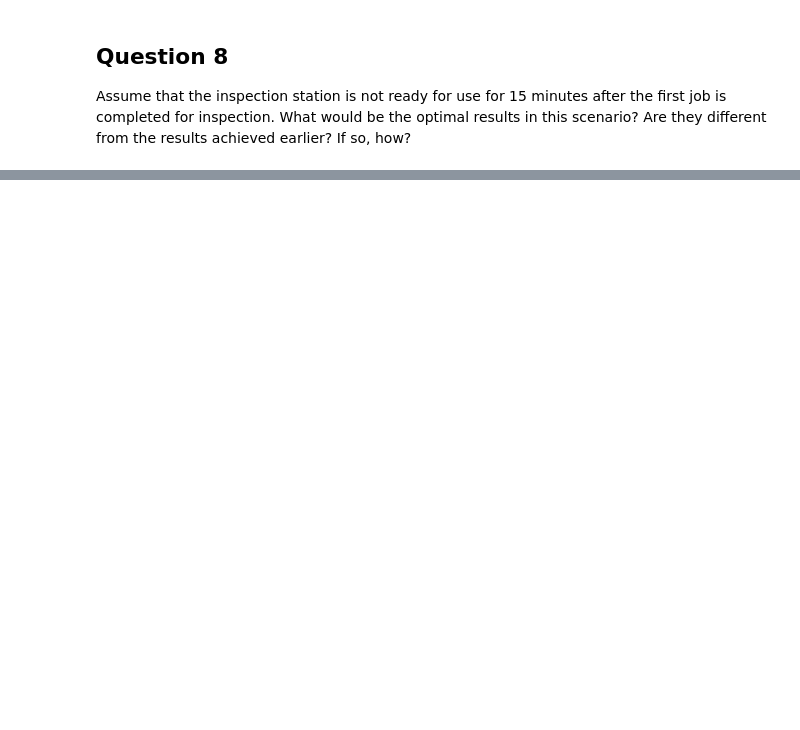
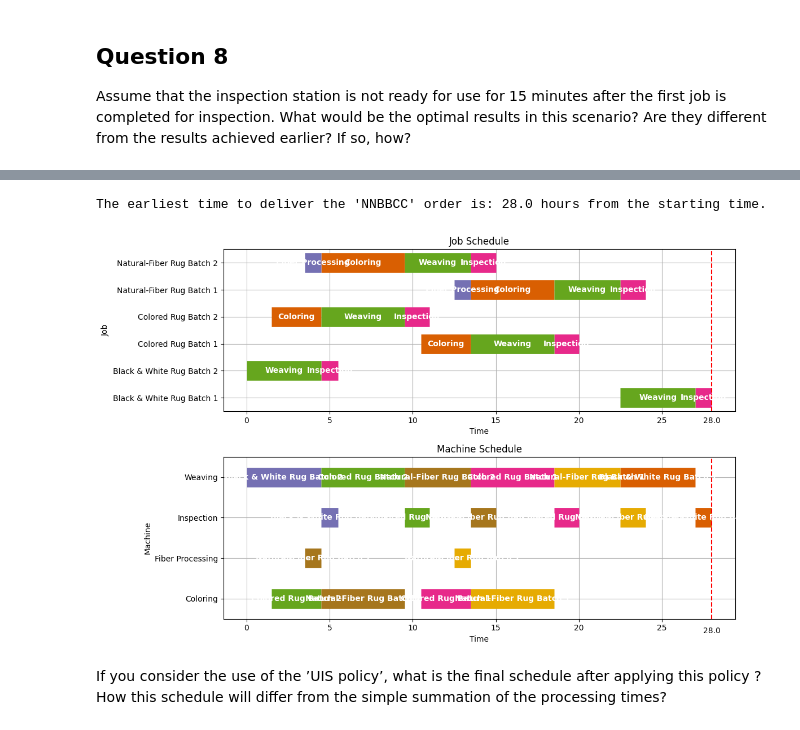
Before and after one commit to Ualh/operation_management, a Jupyter notebook: group7.ipynb, the cells around one changed output, grey strips where cells are left out. Drawn from its saved outputs; the diff is of its cells as text; code cells hidden in the pictures; blank space fills up the shorter version.

```diff
--- a/group7.ipynb
+++ b/group7.ipynb
@@ -3084,0 +3480,38 @@ different from the results achieved earlier? If so, how?
+# %%
+TASKS = {
+    # Natural-Fiber Rug Batches
+    ('Natural-Fiber Rug Batch 1', 'Fiber Processing'): {'dur': 1.0, 'prec': None},
+    ('Natural-Fiber Rug Batch 1', 'Coloring'): {'dur': 5.0, 'prec': ('Natural-Fiber Rug Batch 1', 'Fiber Processing')},
+    ('Natural-Fiber Rug Batch 1', 'Weaving'): {'dur': 4.0, 'prec': ('Natural-Fiber Rug Batch 1', 'Coloring')},
+    ('Natural-Fiber Rug Batch 1', 'Inspection'): {'dur': 1.5, 'prec': ('Natural-Fiber Rug Batch 1', 'Weaving')},
+    ('Natural-Fiber Rug Batch 2', 'Fiber Processing'): {'dur': 1.0, 'prec': None},
+    ('Natural-Fiber Rug Batch 2', 'Coloring'): {'dur': 5.0, 'prec': ('Natural-Fiber Rug Batch 2', 'Fiber Processing')},
+    ('Natural-Fiber Rug Batch 2', 'Weaving'): {'dur': 4.0, 'prec': ('Natural-Fiber Rug Batch 2', 'Coloring')},
+    ('Natural-Fiber Rug Batch 2', 'Inspection'): {'dur': 1.5, 'prec': ('Natural-Fiber Rug Batch 2', 'Weaving')},
+    # Black & White Rug Batches
+    ('Black & White Rug Batch 1', 'Weaving'): {'dur': 4.5, 'prec': None},
+    ('Black & White Rug Batch 1', 'Inspection'): {'dur': 1.0, 'prec': ('Black & White Rug Batch 1', 'Weaving')},
+    ('Black & White Rug Batch 2', 'Weaving'): {'dur': 4.5, 'prec': None},
+    ('Black & White Rug Batch 2', 'Inspection'): {'dur': 1.0, 'prec': ('Black & White Rug Batch 2', 'Weaving')},
+    # Colored Rug Batches
+    ('Colored Rug Batch 1', 'Coloring'): {'dur': 3.0, 'prec': None},
+    ('Colored Rug Batch 1', 'Weaving'): {'dur': 5.0, 'prec': ('Colored Rug Batch 1', 'Coloring')},
+    ('Colored Rug Batch 1', 'Inspection'): {'dur': 1.5, 'prec': ('Colored Rug Batch 1', 'Weaving')},
+    ('Colored Rug Batch 2', 'Coloring'): {'dur': 3.0, 'prec': None},
+    ('Colored Rug Batch 2', 'Weaving'): {'dur': 5.0, 'prec': ('Colored Rug Batch 2', 'Coloring')},
+    ('Colored Rug Batch 2', 'Inspection'): {'dur': 1.5, 'prec': ('Colored Rug Batch 2', 'Weaving')},
+}
+
+results = jobshop_model_zero_wait(TASKS)
+visualize(results)
+
+# Find the makespan
+makespan = max(result['Finish'] for result in results)
+print(f"The earliest time to deliver the 'NNBBCC' order is: {makespan} hours from the starting time.")
+# %% [output]
+The earliest time to deliver the 'NNBBCC' order is: 28.0 hours from the starting time.
+[figure, added]
+# %% [markdown]
+If you consider the use of the ’UIS policy’, what is the final schedule after
+applying this policy ? How this schedule will differ from the simple summation of the
+processing times?
```
Also changed, not shown: parts of 22 cells of this notebook, 15 other files.
